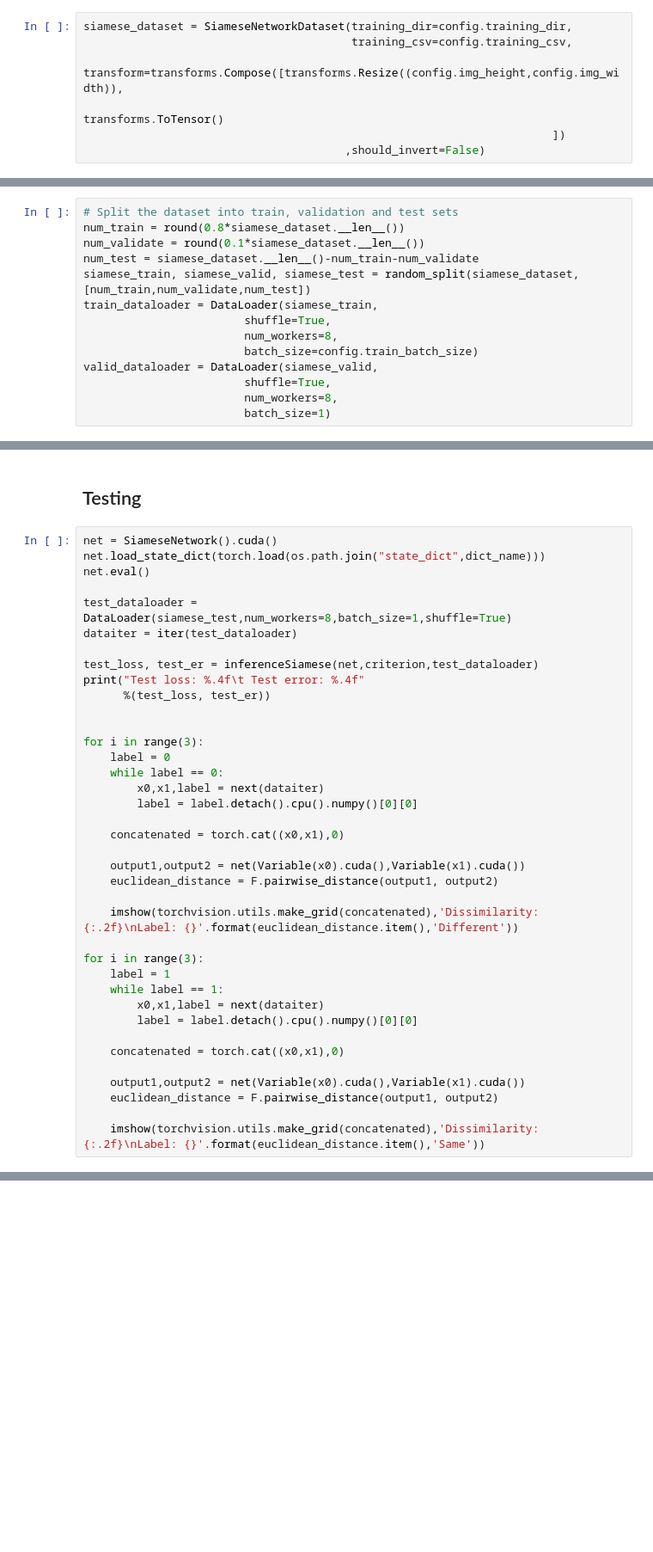
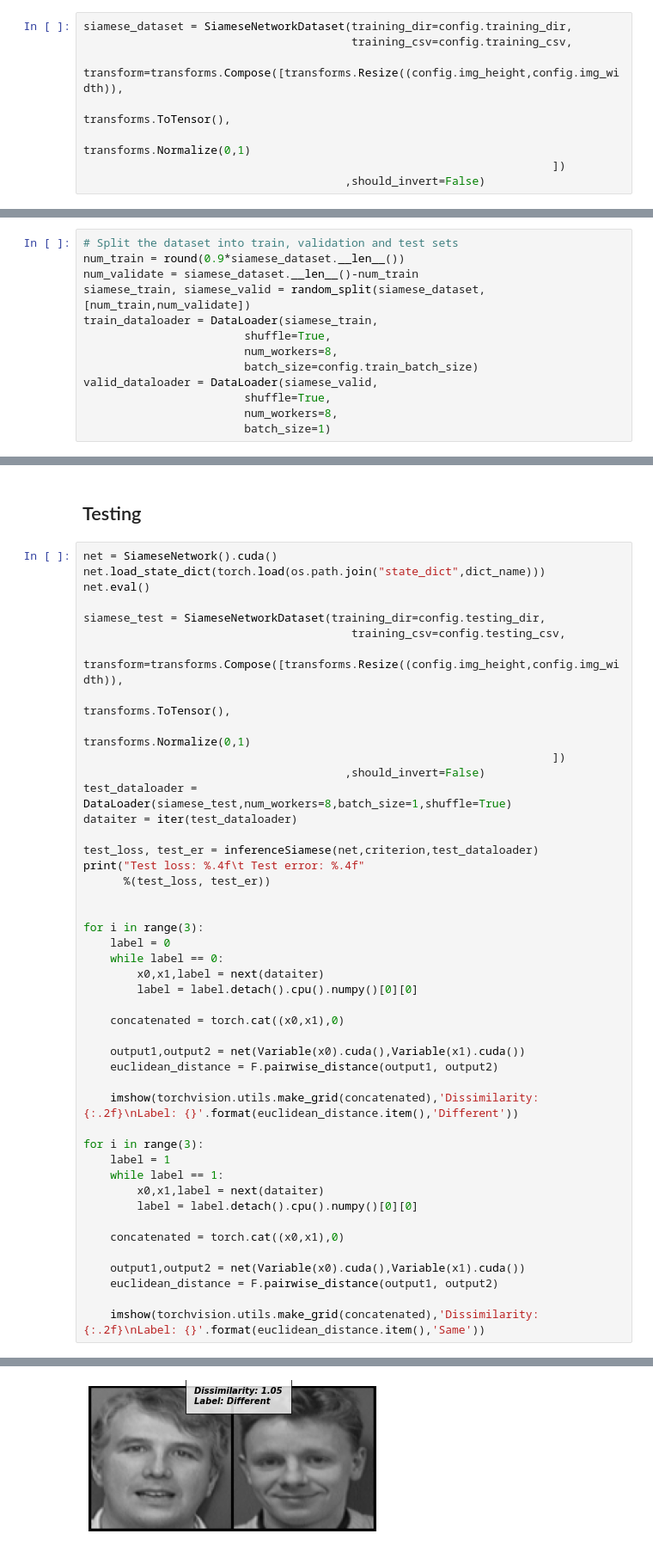
Before and after one commit to cyqian97/Facial-Similarity-with-Siamese-Networks-in-Pytorch, a Jupyter notebook: Siamese-networks-medium.ipynb, the cells around one changed output, grey strips where cells are left out. Shown: that part at 86% size. Cells and saved outputs as stored; diff of their text form; blank space fills up the shorter version.

Commit message:
use new persons as testing data

```diff
--- a/Siamese-networks-medium.ipynb
+++ b/Siamese-networks-medium.ipynb
@@ -35,7 +35,8 @@ if not os.path.exists('state_dict'):
 siamese_dataset = SiameseNetworkDataset(training_dir=config.training_dir,
                                         training_csv=config.training_csv,
                                         transform=transforms.Compose([transforms.Resize((config.img_height,config.img_width)),
-                                                                      transforms.ToTensor()
+                                                                      transforms.ToTensor(),
+                                                                      transforms.Normalize(0,1)
                                                                       ])
                                        ,should_invert=False)
 # %% [markdown]
@@ -69,10 +70,9 @@ print(example_batch[2].numpy())
 ## Training Time!
 # %%
 # Split the dataset into train, validation and test sets
-num_train = round(0.8*siamese_dataset.__len__())
-num_validate = round(0.1*siamese_dataset.__len__())
-num_test = siamese_dataset.__len__()-num_train-num_validate
-siamese_train, siamese_valid, siamese_test = random_split(siamese_dataset, [num_train,num_validate,num_test])
+num_train = round(0.9*siamese_dataset.__len__())
+num_validate = siamese_dataset.__len__()-num_train
+siamese_train, siamese_valid = random_split(siamese_dataset, [num_train,num_validate])
 train_dataloader = DataLoader(siamese_train,
                         shuffle=True,
                         num_workers=8,
@@ -99,6 +133,13 @@ net = SiameseNetwork().cuda()
 net.load_state_dict(torch.load(os.path.join("state_dict",dict_name)))
 net.eval()
 
+siamese_test = SiameseNetworkDataset(training_dir=config.testing_dir,
+                                        training_csv=config.testing_csv,
+                                        transform=transforms.Compose([transforms.Resize((config.img_height,config.img_width)),
+                                                                      transforms.ToTensor(),
+                                                                      transforms.Normalize(0,1)
+                                                                      ])
+                                       ,should_invert=False)
 test_dataloader = DataLoader(siamese_test,num_workers=8,batch_size=1,shuffle=True)
 dataiter = iter(test_dataloader)
 
@@ -132,3 +173,4 @@ for i in range(3):
     euclidean_distance = F.pairwise_distance(output1, output2)
 
     imshow(torchvision.utils.make_grid(concatenated),'Dissimilarity: {:.2f}\nLabel: {}'.format(euclidean_distance.item(),'Same'))
+# %% [output]
@@ -134,0 +181 @@ for i in range(3):
+[figure, added]
```
Also changed, not shown: parts of 3 cells of this notebook, 3 other files.
